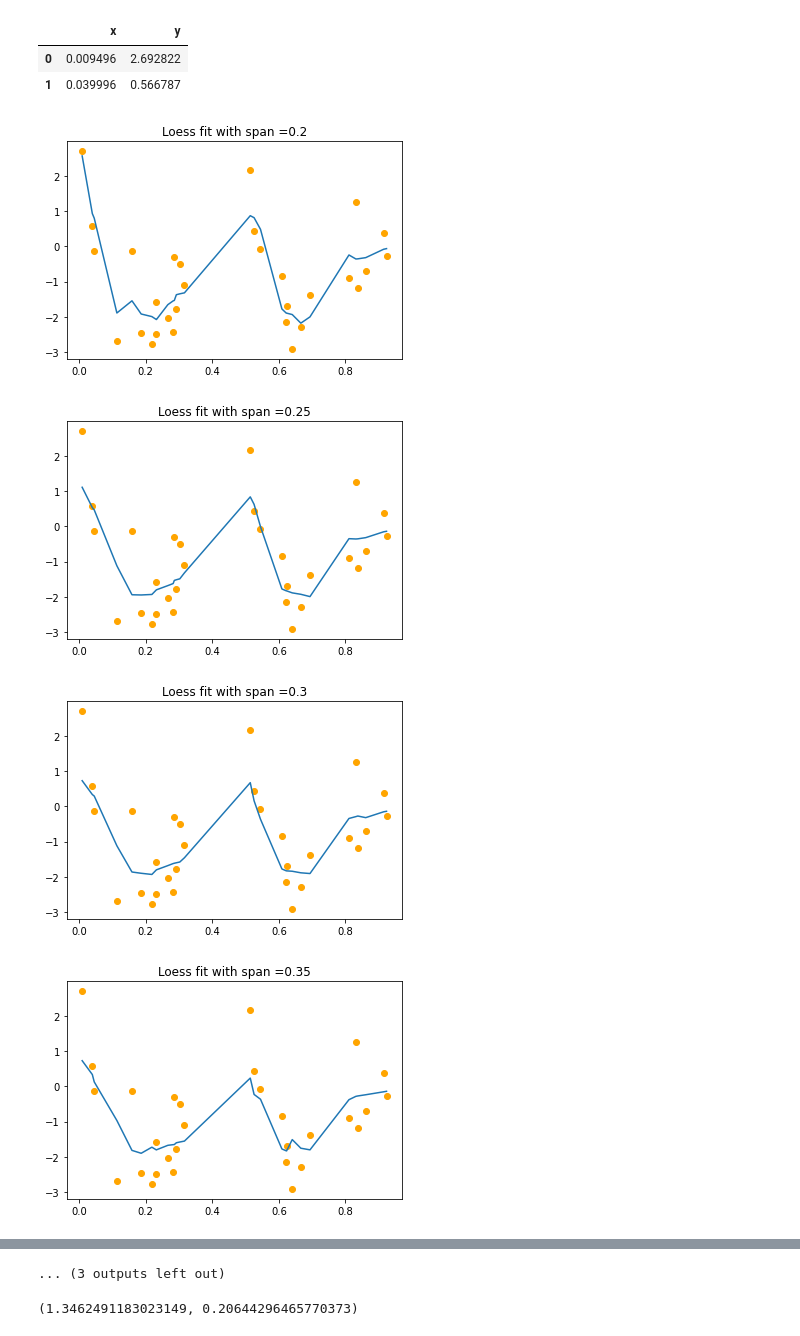
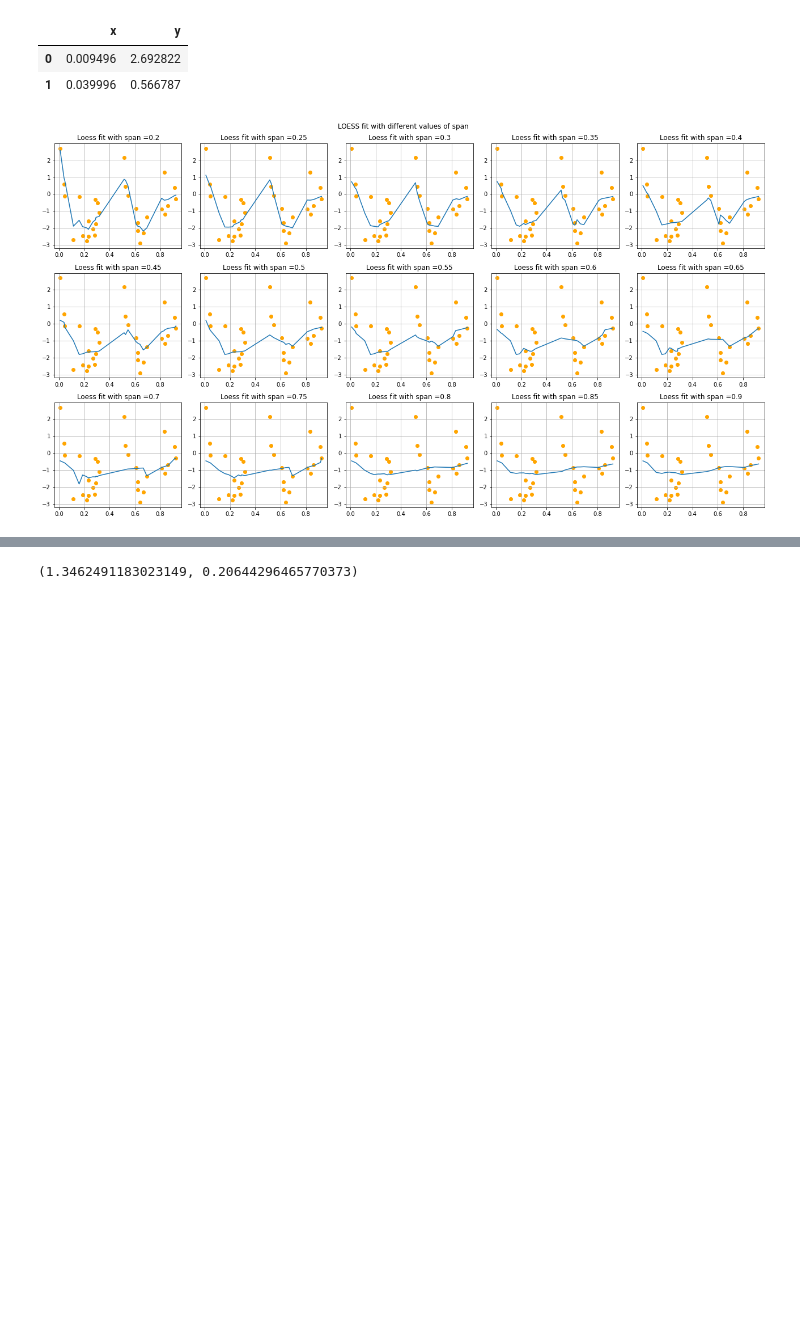
Before and after one commit to SandipSonawane/UIUC-STAT542-Statistical-Learning, a Jupyter notebook: Coding Assignment 3- Loess Implementation/Assignment_3_4721_sandip2_SandipSonawane_and_Anurag_Anand.ipynb, the cells around one changed output, grey strips where cells are left out. Cells and saved outputs as stored; diff of their text form; code cells hidden in the pictures; blank space fills up the shorter version.

```diff
--- a/Coding Assignment 3- Loess Implementation/Assignment_3_4721_sandip2_SandipSonawane_and_Anurag_Anand.ipynb
+++ b/Coding Assignment 3- Loess Implementation/Assignment_3_4721_sandip2_SandipSonawane_and_Anurag_Anand.ipynb
@@ -198,24 +200,35 @@ class Loess(object):
 # %%
 span_range = np.arange(0.20, 0.95, 0.05)
 span_range = np.round(span_range,2)
+
+fig, ax = plt.subplots(3, 5, figsize=(18, 10))
+plt.suptitle('LOESS fit with different values of span')
+
+z = 0
+k = 0
 
 for span in span_range:
     my_pred = {}
     for i in df.x:
         xx = df.x[(df.x >= i-(span/2)) & (df.x <= i+(span/2))]
         yy = df.y[(df.x >= i-(span/2)) & (df.x <= i+(span/2))]
         loess = Loess(xx.tolist(), yy.tolist())
         y_pred = []
 
         y = loess.estimate(i, window=len(xx), degree=0)
         my_pred.update({i:y})
 
-    plt.plot(my_pred.keys(), my_pred.values())
-    plt.scatter(df.x, df.y, c='orange')
-    plt.title(f'Loess fit with span ={span}')
-    plt.show()
+    if z==5:
+        k+=1
+        z=0
+
+    ax[k][z].plot(my_pred.keys(), my_pred.values())
+    ax[k][z].scatter(df.x, df.y, c='orange')
+    ax[k][z].grid(True)
+    ax[k][z].set_title(f'Loess fit with span ={span}')
+    fig.tight_layout()
+    z+=1
+
+plt.show()
 # %% [output]
-[figure, old version]
+[figure, new version]
-[figure, removed]
-[figure, removed]
-[figure, removed]
@@ -230,4 +235,3 @@ for span in span_range:
-... (3 outputs left out)
 # %%
 from patsy import cr
 # %%
```
Also changed, not shown: parts of 3 cells of this notebook.
